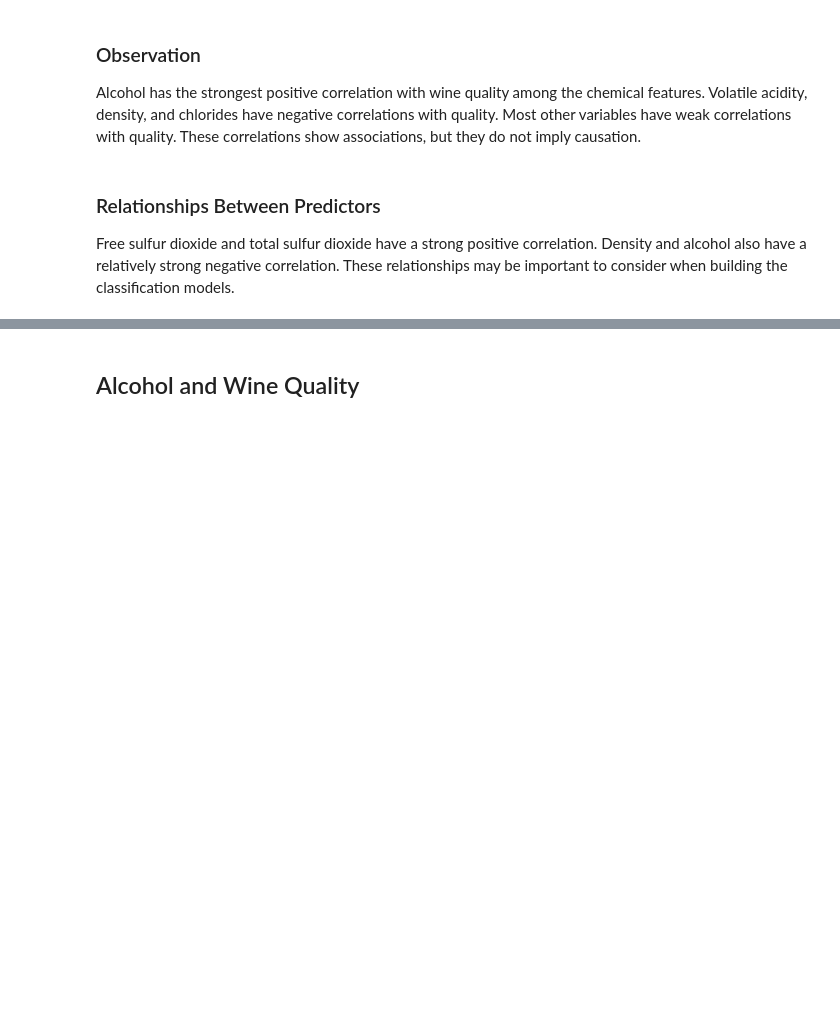
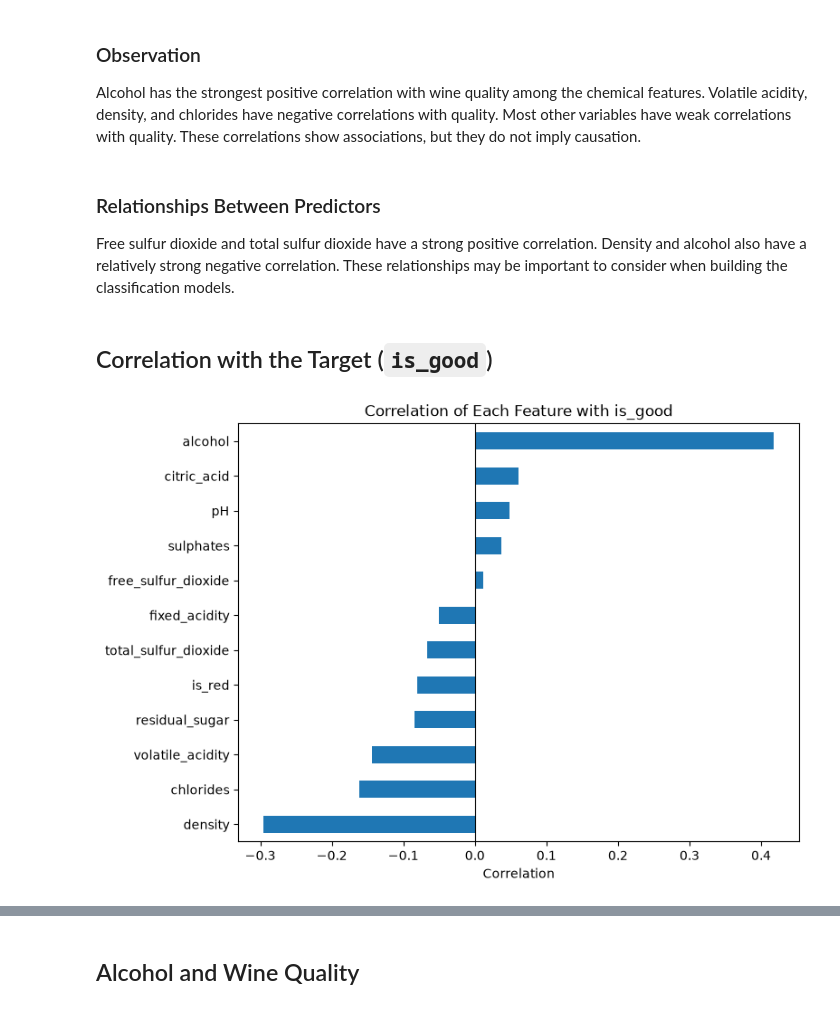
Before and after one commit to renjen/AAI150, a Jupyter notebook: notebooks/02_eda.ipynb, the cells around one changed output, grey strips where cells are left out. Cells and saved outputs as stored; diff of their text form; code cells hidden in the pictures; blank space fills up the shorter version.

```diff
--- a/notebooks/02_eda.ipynb
+++ b/notebooks/02_eda.ipynb
@@ -242,3 +272,23 @@ Alcohol has the strongest positive correlation with wine quality among the chemi
 ### Relationships Between Predictors
 
 Free sulfur dioxide and total sulfur dioxide have a strong positive correlation. Density and alcohol also have a relatively strong negative correlation. These relationships may be important to consider when building the classification models.
+# %% [markdown]
+## Correlation with the Target (`is_good`)
+# %%
+target_correlation = (
+    correlation["is_good"]
+    .drop(["is_good", "quality"])
+    .sort_values()
+)
+
+plt.figure(figsize=(8, 6))
+
+target_correlation.plot(kind="barh")
+
+plt.title("Correlation of Each Feature with is_good")
+plt.xlabel("Correlation")
+plt.axvline(0, color="black", linewidth=0.8)
+
+plt.show()
+# %% [output]
+[figure, added]
```
Also changed, not shown: parts of 25 cells of this notebook, 8 other files.
